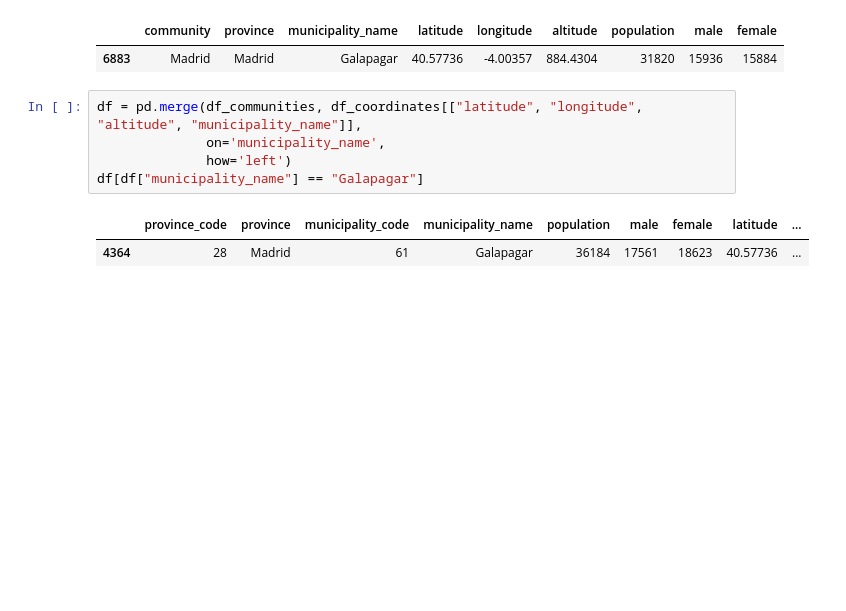
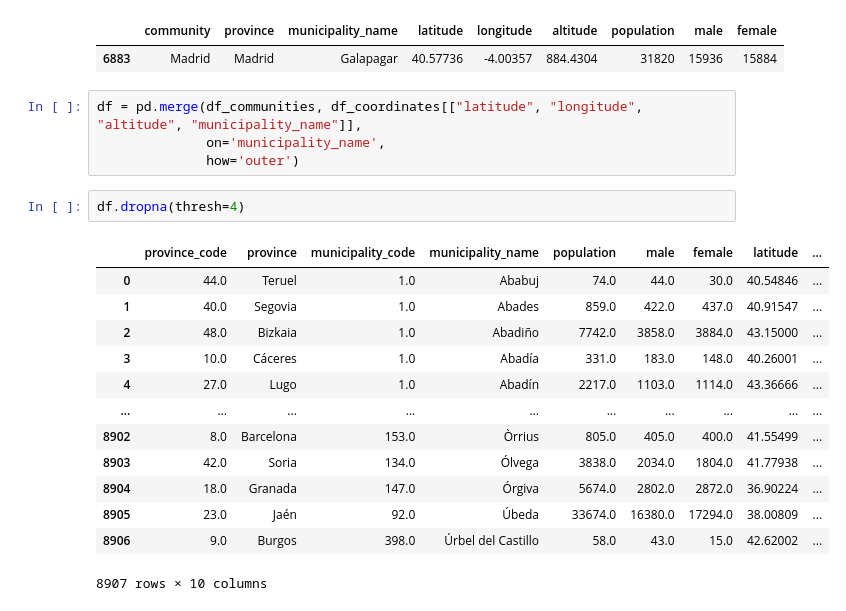
Before and after one commit to marimoysan/ml-pueblos, a Jupyter notebook: notebooks/eda.ipynb, the cells around one changed output. Drawn from its saved outputs; the diff is of its cells as text; blank space fills up the shorter version.

```diff
--- a/notebooks/eda.ipynb
+++ b/notebooks/eda.ipynb
@@ -47,8 +47,20 @@ df_coordinates[df_coordinates['municipality_name'] == "Galapagar"]
 # %%
 df = pd.merge(df_communities, df_coordinates[["latitude", "longitude", "altitude", "municipality_name"]],
               on='municipality_name',
-              how='left')
-df[df["municipality_name"] == "Galapagar"]
+              how='outer')
-# %% [output]
-|  | province_code | province | municipality_code | municipality_name | population | male | female | latitude | ... |
-| 4364 | 28 | Madrid | 61 | Galapagar | 36184 | 17561 | 18623 | 40.57736 | ... |
+# %%
+df.dropna(thresh=4)
+# %% [output]
+|  | province_code | province | municipality_code | municipality_name | population | male | female | latitude | ... |
+| 0 | 44.0 | Teruel | 1.0 | Ababuj | 74.0 | 44.0 | 30.0 | 40.54846 | ... |
+| 1 | 40.0 | Segovia | 1.0 | Abades | 859.0 | 422.0 | 437.0 | 40.91547 | ... |
+| 2 | 48.0 | Bizkaia | 1.0 | Abadiño | 7742.0 | 3858.0 | 3884.0 | 43.15000 | ... |
+| 3 | 10.0 | Cáceres | 1.0 | Abadía | 331.0 | 183.0 | 148.0 | 40.26001 | ... |
+| 4 | 27.0 | Lugo | 1.0 | Abadín | 2217.0 | 1103.0 | 1114.0 | 43.36666 | ... |
+| ... | ... | ... | ... | ... | ... | ... | ... | ... | ... |
+| 8902 | 8.0 | Barcelona | 153.0 | Òrrius | 805.0 | 405.0 | 400.0 | 41.55499 | ... |
+| 8903 | 42.0 | Soria | 134.0 | Ólvega | 3838.0 | 2034.0 | 1804.0 | 41.77938 | ... |
+| 8904 | 18.0 | Granada | 147.0 | Órgiva | 5674.0 | 2802.0 | 2872.0 | 36.90224 | ... |
+| 8905 | 23.0 | Jaén | 92.0 | Úbeda | 33674.0 | 16380.0 | 17294.0 | 38.00809 | ... |
+| 8906 | 9.0 | Burgos | 398.0 | Úrbel del Castillo | 58.0 | 43.0 | 15.0 | 42.62002 | ... |
+8907 rows × 10 columns
```
Also changed, not shown: parts of 7 cells of this notebook.
